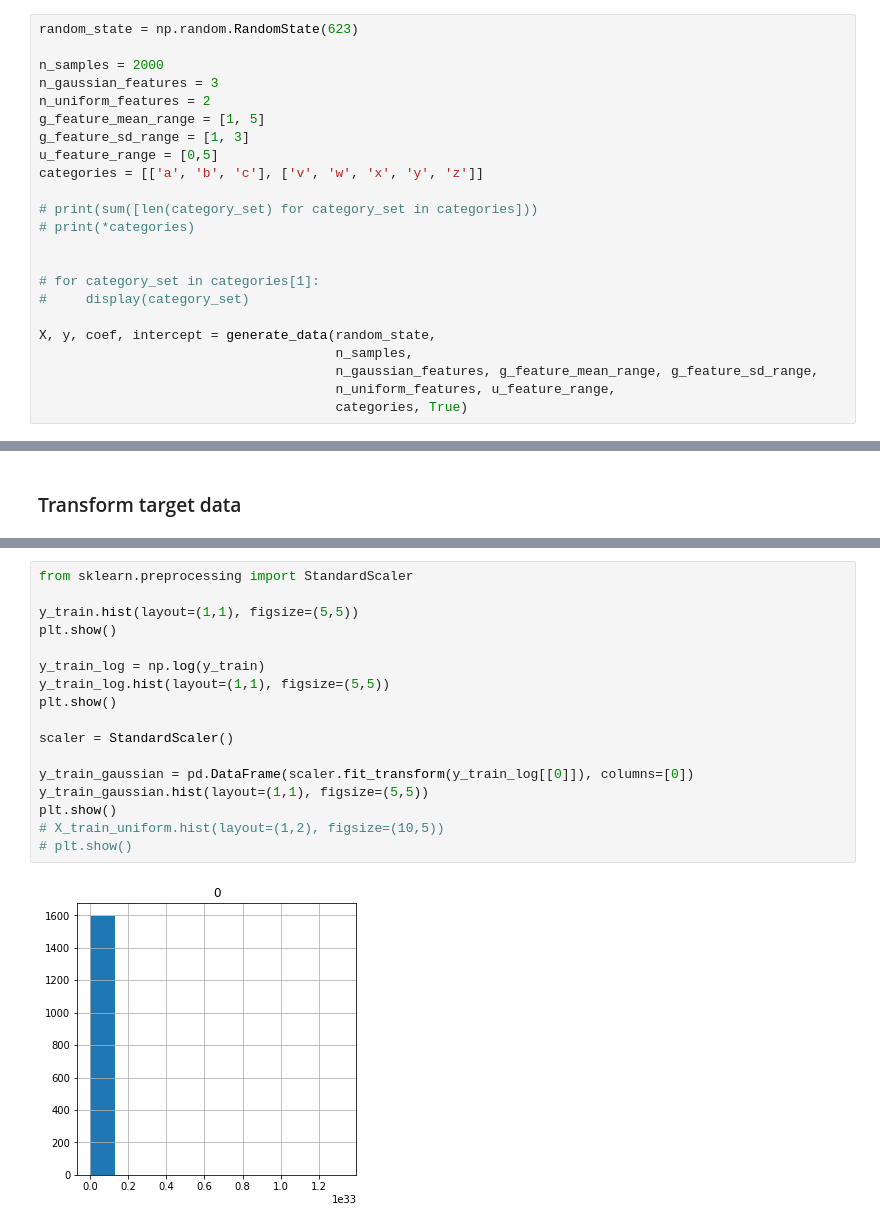
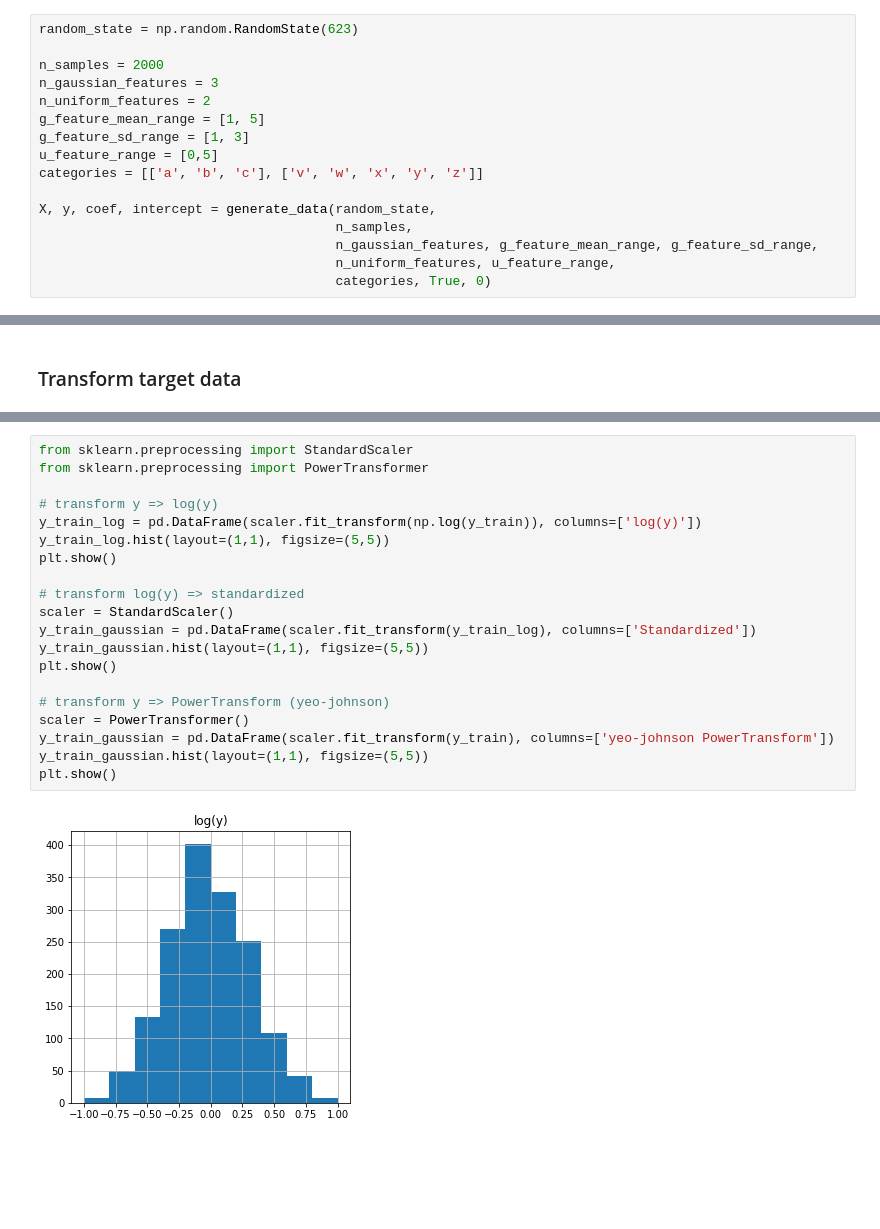
Before and after one commit to afit-csce623-master/demos, a Jupyter notebook: demo_scaling.ipynb, the cells around one changed output, grey strips where cells are left out. Saved outputs shown, nothing was run; the diff lists cells and outputs as text; blank space fills up the shorter version.

```diff
--- a/demo_scaling.ipynb
+++ b/demo_scaling.ipynb
@@ -129,18 +134,11 @@ g_feature_sd_range = [1, 3]
 u_feature_range = [0,5]
 categories = [['a', 'b', 'c'], ['v', 'w', 'x', 'y', 'z']]
 
-# print(sum([len(category_set) for category_set in categories]))
-# print(*categories)
-
-
-# for category_set in categories[1]:
-#     display(category_set)
-
 X, y, coef, intercept = generate_data(random_state,
                                       n_samples,
                                       n_gaussian_features, g_feature_mean_range, g_feature_sd_range,
                                       n_uniform_features, u_feature_range,
-                                      categories, True)
+                                      categories, True, 0)
 # %%
 display(f'X: ', X)
 display(f'y: ', y)
@@ -342,19 +370,22 @@ display(pd.DataFrame(X_train_onehot))
 # %%
 from sklearn.preprocessing import StandardScaler
+from sklearn.preprocessing import PowerTransformer
 
-y_train.hist(layout=(1,1), figsize=(5,5))
-plt.show()
-
-y_train_log = np.log(y_train)
+# transform y => log(y)
+y_train_log = pd.DataFrame(scaler.fit_transform(np.log(y_train)), columns=['log(y)'])
 y_train_log.hist(layout=(1,1), figsize=(5,5))
 plt.show()
 
+# transform log(y) => standardized
 scaler = StandardScaler()
-
-y_train_gaussian = pd.DataFrame(scaler.fit_transform(y_train_log[[0]]), columns=[0])
+y_train_gaussian = pd.DataFrame(scaler.fit_transform(y_train_log), columns=['Standardized'])
 y_train_gaussian.hist(layout=(1,1), figsize=(5,5))
 plt.show()
-# X_train_uniform.hist(layout=(1,2), figsize=(10,5))
-# plt.show()
+
+# transform y => PowerTransform (yeo-johnson)
+scaler = PowerTransformer()
+y_train_gaussian = pd.DataFrame(scaler.fit_transform(y_train), columns=['yeo-johnson PowerTransform'])
+y_train_gaussian.hist(layout=(1,1), figsize=(5,5))
+plt.show()
 # %% [output]
-[figure, old version]
+[figure, new version]
```
Also changed, not shown: parts of 39 cells of this notebook.
